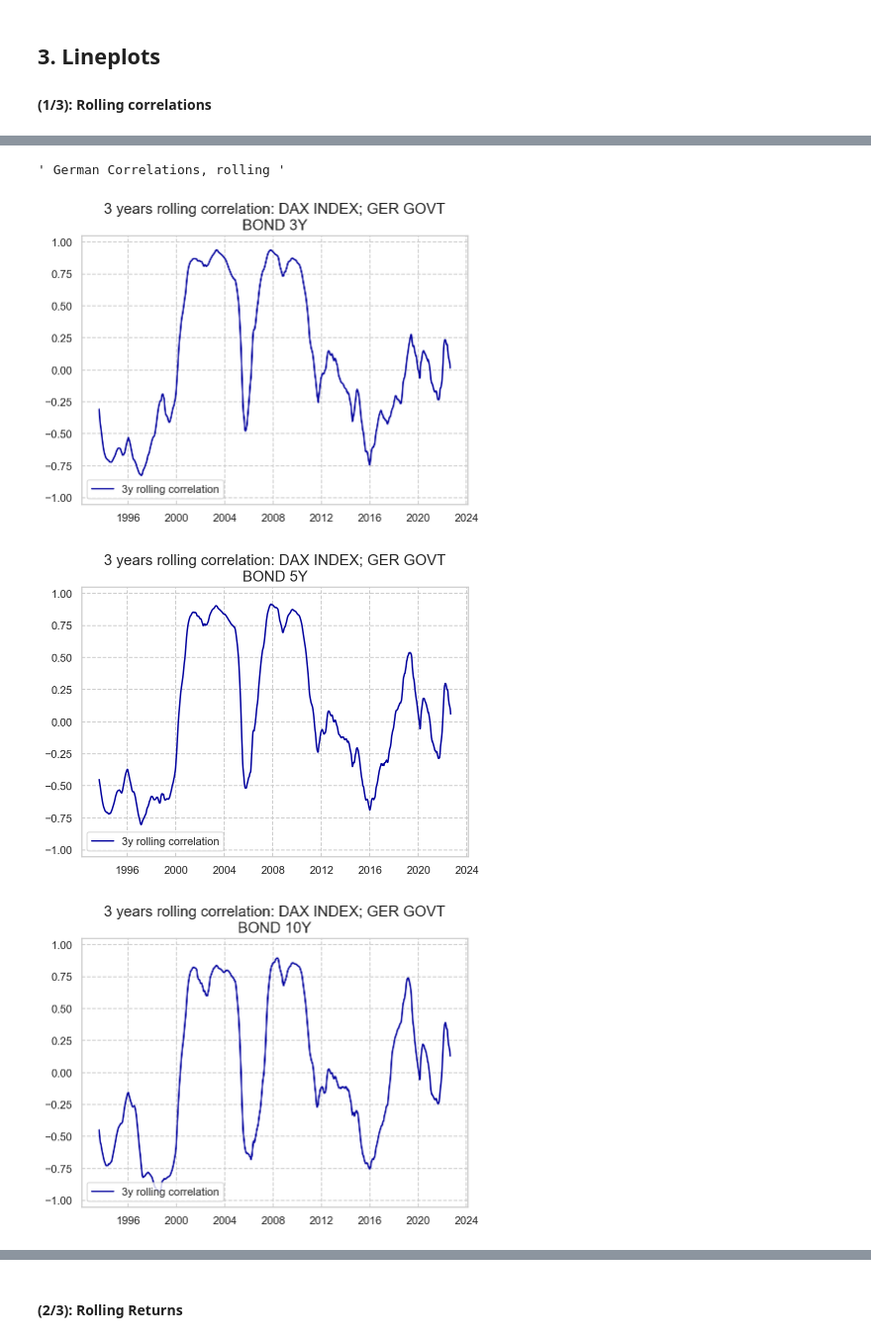
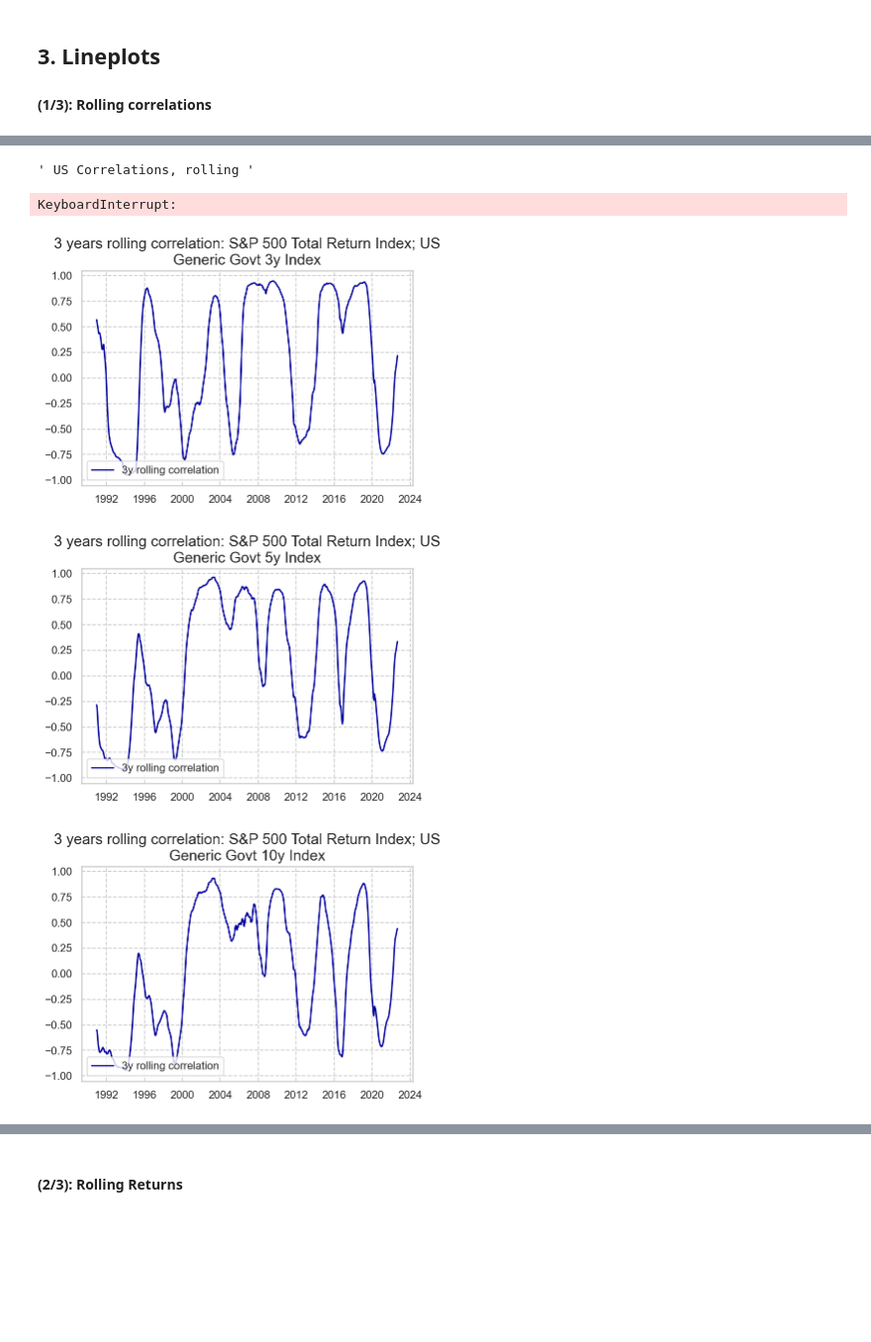
Before and after one commit to TimmieBengtsson/bachelors_project, a Jupyter notebook: bsc_script.ipynb, the cells around one changed output, grey strips where cells are left out. Shown at 99% size. Cells and saved outputs as stored; diff of their text form; code cells hidden in the pictures; blank space fills up the shorter version.

```diff
--- a/bsc_script.ipynb
+++ b/bsc_script.ipynb
@@ -90,6 +105,7 @@ us_assets = [
     us10,
     uscorpig,
     uscorphigh,
+    usgov,
     sptr,
 ]
 
@@ -98,6 +114,7 @@ uk_assets = [
     uk5,
     uk10,
     ukcorpig,
+    ukgov,
     ftsetr,
 ]
 
@@ -126,7 +143,32 @@ assets = [
     sptr,
     ftsetr,
     dax,
+    stoxxgr,
+    stoxxtr,
+    eucorp,
+    eugov,
+    ukgov,
+    usgov
 ]
+
+newassets = [
+    stoxxgr,
+    stoxxtr,
+    eucorp,
+    eugov,
+    ukgov,
+    usgov
+
+]
 # %% [markdown]
 ## <span style='font-family:Computer Modern'> 3. Lineplots
 #### <span style='font-family:Computer Modern'> (1/3): Rolling correlations
+# %%
+""" German Correlations, rolling """
+weeks = 156
+
+fig, axs = plot_utils.corr_plot_seaborn(stoxxgr, ukgov, weeks)
+credit_name = utils.retrieve_name(ukgov)
+equity_name = utils.retrieve_name(stoxxgr)
+save_loc = 'bsc_plots/3y_corr_' + equity_name[0] + '_' + credit_name[0] + '.eps'
+# plt.savefig(save_loc, dpi=600)
@@ -133,14 +179,15 @@ assets = [
 # %%
-""" German Correlations, rolling """
+""" US Correlations, rolling """
 weeks = 156
-for i in range(len(ger_assets)-1):
-    fig, axs = plot_utils.corr_plot_seaborn(ger_assets[-1], ger_assets[i], weeks)
-    credit_name = utils.retrieve_name(ger_assets[i])
-    equity_name = utils.retrieve_name(ger_assets[-1])
+for i in range(len(us_assets)-1):
+    fig, axs = plot_utils.corr_plot_seaborn(sptr, us_assets[i], weeks)
+    credit_name = utils.retrieve_name(us_assets[i])
+    equity_name = utils.retrieve_name(sptr)
     save_loc = 'bsc_plots/3y_corr_' + equity_name[0] + '_' + credit_name[0] + '.eps'
     # plt.savefig(save_loc, dpi=600)
 # %% [output]
-' German Correlations, rolling '
+' US Correlations, rolling '
+KeyboardInterrupt:
-[figure, old version]
+[figure, new version]
-[figure, old version]
+[figure, new version]
-[figure, old version]
+[figure, new version]
```
Also changed, not shown: parts of 21 cells of this notebook, 8 other files.
